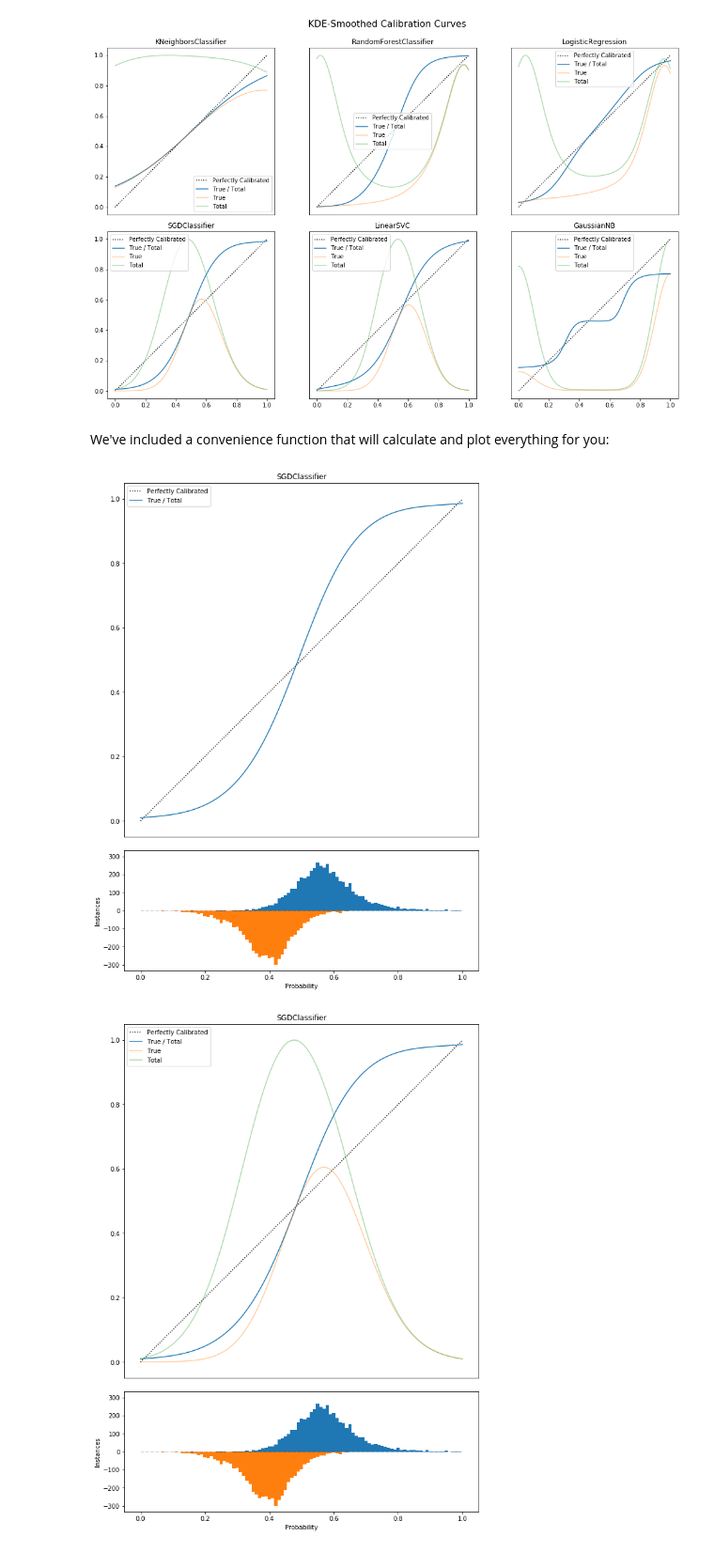
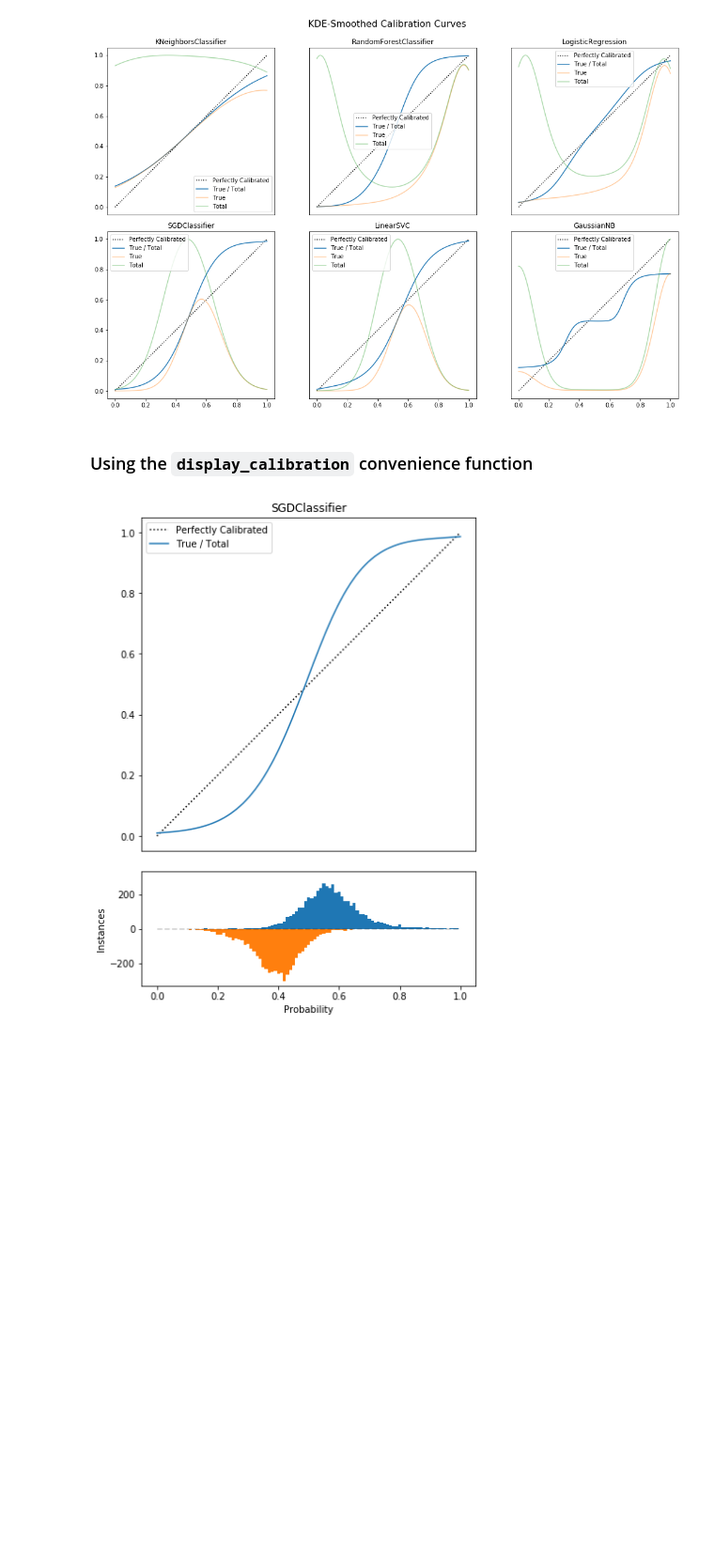
Before and after one commit to ComputationalMedicineLab/model_calibration_tools, a Jupyter notebook: ExampleUsage.ipynb, the cells around one changed output. Shown at 94% size. Drawn from its saved outputs; the diff is of its cells as text; code cells hidden in the pictures; blank space fills up the shorter version.

```diff
--- a/ExampleUsage.ipynb
+++ b/ExampleUsage.ipynb
@@ -133,18 +132,16 @@ fig, axes = plot2x3(kde_plotter)
 plt.show()
 # %% [output]
 [figure]
-# %% [markdown]
-We've included a convenience function that will calculate and plot everything for you:
+# %% [markdown]
+### Using the  `display_calibration` convenience function
 # %%
 # Combined display
 vec = probs.SGDClassifier
 label = 'SGDClassifier'
-fig = mct.display_calibration(vec.values, actual.values, figure=plt.figure(figsize=(9, 12)), label=label)
+fig = mct.display_calibration(vec.values, actual.values,
+                              figure=plt.figure(figsize=(6, 8)),
+                              label=label)
+# fig.savefig()
 plt.show()
-#fig.savefig(f'{label}.png', dpi=fig.dpi)
-fig = mct.display_calibration(vec.values, actual.values, figure=plt.figure(figsize=(9, 12)), label=label,
-                             include_source_curves=True)
-plt.show()
 # %% [output]
-[figure, old version]
+[figure, new version]
-[figure, removed]
```
Also changed, not shown: parts of 3 cells of this notebook, 2 other files.
